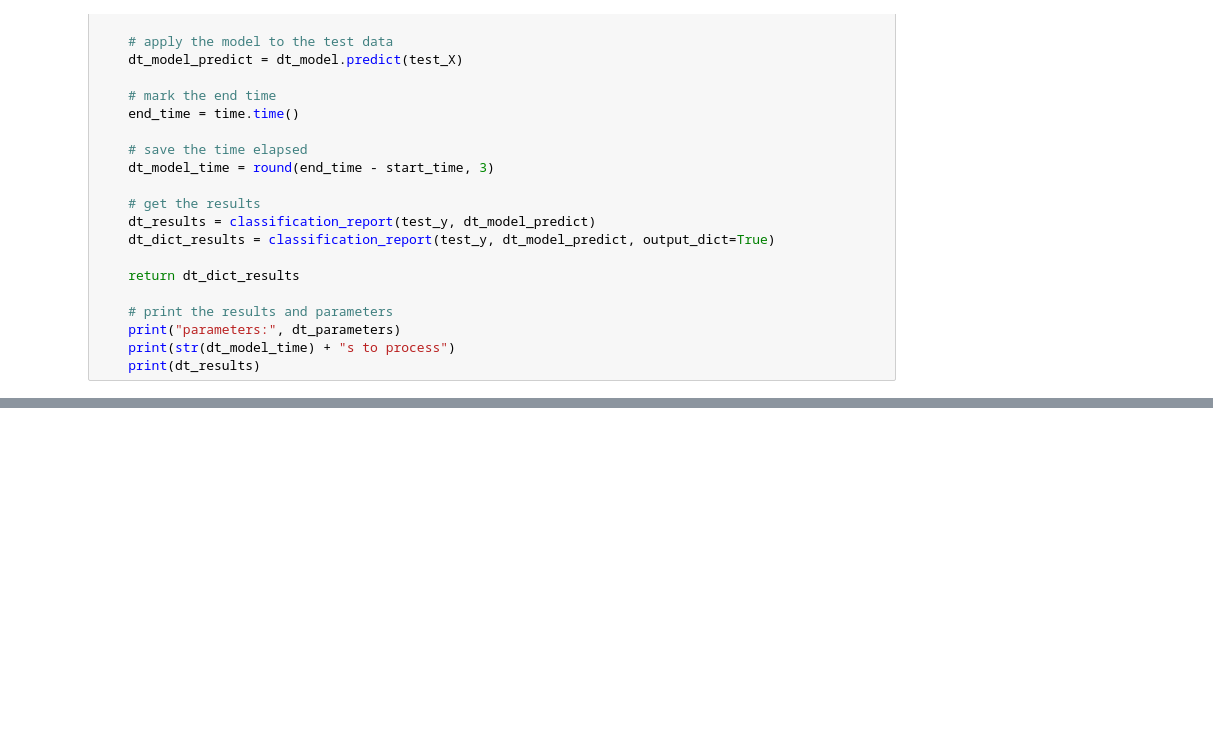
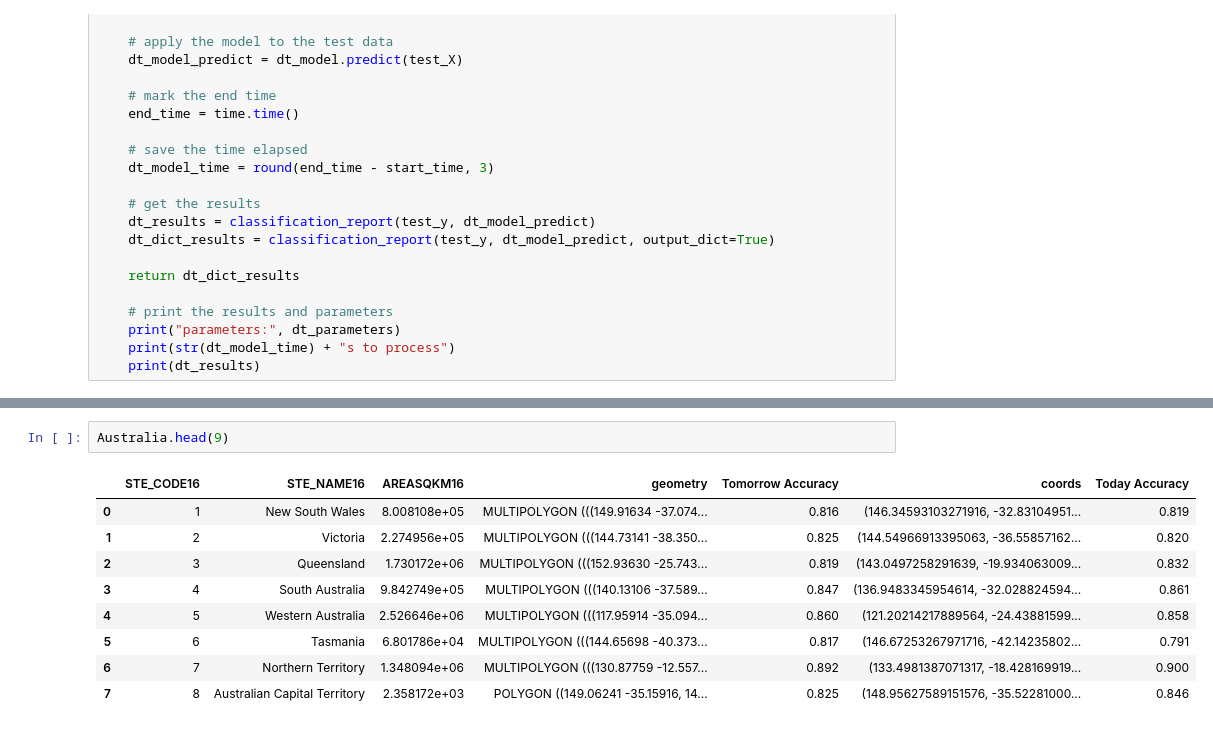
Before and after one commit to TimNagle-McNaughton/Australian_rain, a Jupyter notebook: Predicting_rain.ipynb, the cells around one changed output, grey strips where cells are left out. Cells and saved outputs as stored; diff of their text form; blank space fills up the shorter version.

```diff
--- a/Predicting_rain.ipynb
+++ b/Predicting_rain.ipynb
@@ -329,0 +424,12 @@ ax.axis('off')
+# %%
+Australia.head(9)
+# %% [output]
+|  | STE_CODE16 | STE_NAME16 | AREASQKM16 | geometry | Tomorrow Accuracy | coords | Today Accuracy |
+| 0 | 1 | New South Wales | 8.008108e+05 | MULTIPOLYGON (((149.91634 -37.074... | 0.816 | (146.34593103271916, -32.83104951... | 0.819 |
+| 1 | 2 | Victoria | 2.274956e+05 | MULTIPOLYGON (((144.73141 -38.350... | 0.825 | (144.54966913395063, -36.55857162... | 0.820 |
+| 2 | 3 | Queensland | 1.730172e+06 | MULTIPOLYGON (((152.93630 -25.743... | 0.819 | (143.0497258291639, -19.934063009... | 0.832 |
+| 3 | 4 | South Australia | 9.842749e+05 | MULTIPOLYGON (((140.13106 -37.589... | 0.847 | (136.9483345954614, -32.028824594... | 0.861 |
+| 4 | 5 | Western Australia | 2.526646e+06 | MULTIPOLYGON (((117.95914 -35.094... | 0.860 | (121.20214217889564, -24.43881599... | 0.858 |
+| 5 | 6 | Tasmania | 6.801786e+04 | MULTIPOLYGON (((144.65698 -40.373... | 0.817 | (146.67253267971716, -42.14235802... | 0.791 |
+| 6 | 7 | Northern Territory | 1.348094e+06 | MULTIPOLYGON (((130.87759 -12.557... | 0.892 | (133.4981387071317, -18.428169919... | 0.900 |
+| 7 | 8 | Australian Capital Territory | 2.358172e+03 | POLYGON ((149.06241 -35.15916, 14... | 0.825 | (148.95627589151576, -35.52281000... | 0.846 |
```
Also changed, not shown: parts of 13 cells of this notebook.
